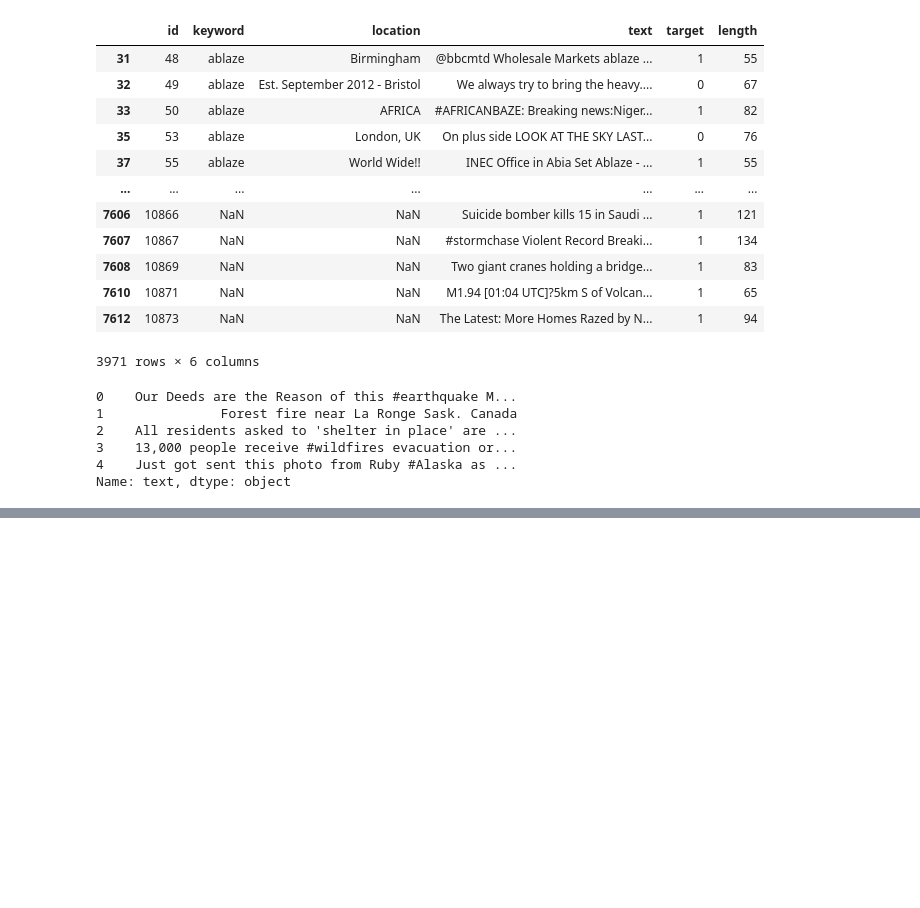
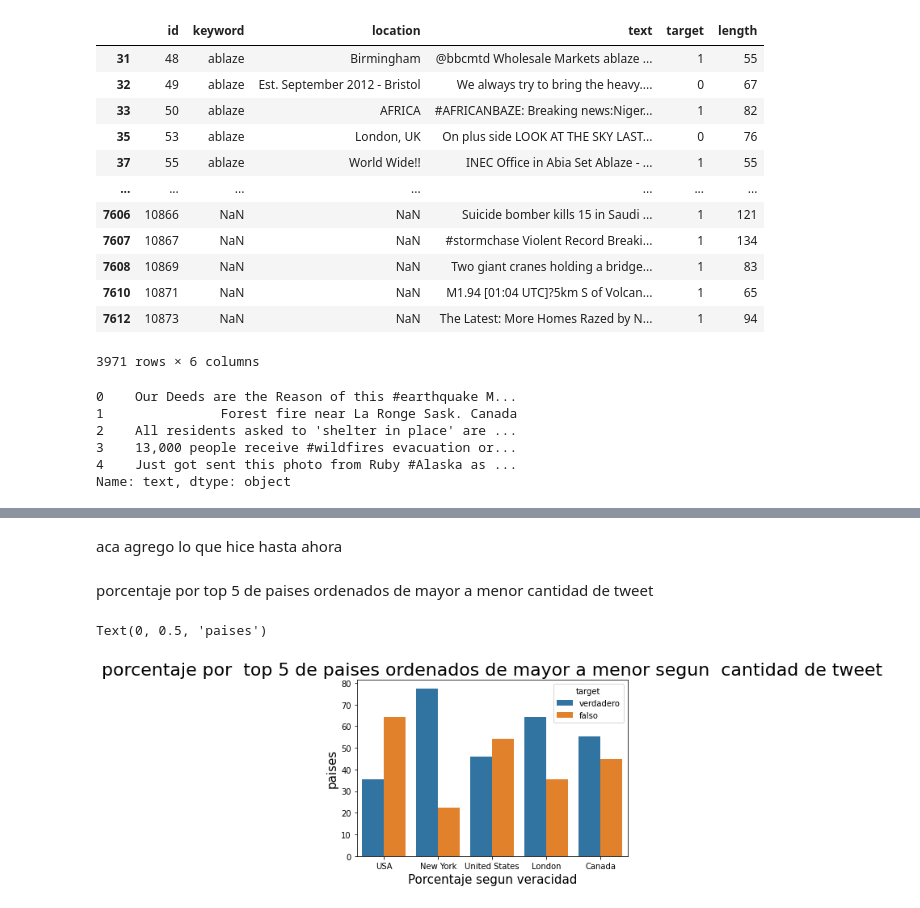
Before and after one commit to tomifarall/Orga-Datos-Tp1, a Jupyter notebook: analisis.ipynb, the cells around one changed output, grey strips where cells are left out. Cells and saved outputs as stored; diff of their text form; code cells hidden in the pictures; blank space fills up the shorter version.

Commit message:
agregue tres graficos,uno porcentaje  por pais segun veracidad,y otro por # y http

```diff
--- a/analisis.ipynb
+++ b/analisis.ipynb
@@ -216,3 +238,26 @@ data[data['text'].str.contains('Û')]['text'].to_list()
  'SEVERE WEATHER BULLETIN No. 5 FOR: TYPHOON \x89ÛÏ#HannaPH\x89Û\x9d (SOUDELOR) TROPICAL CYCLONE: WARNING ISSUED AT 5:00 PM 06... http://t.co/tHhjJw51PE \x89Û_']
 # %%
 #Limpiar texto. Eliminar \x89Û
+# %% [markdown]
+aca agrego lo que hice hasta ahora
+# %% [markdown]
+porcentaje por  top 5 de paises ordenados de mayor a menor  cantidad de tweet
+# %%
+cant_tweet_by_location_by_target=data.loc[ : ].fillna({'location':'nada'}).groupby(['location','target']).agg({'target':'count'})
+cant_tweet_by_location_by_target.columns=['cantidad']
+cant_total_tweet_by_location=cant_tweet_by_location_by_target.groupby('location').transform("sum")
+porcentaje=(cant_tweet_by_location_by_target/ cant_total_tweet_by_location)*100
+porcentaje=porcentaje.unstack()
+porcentaje.columns=['verdadero','falso']
+porcentaje=porcentaje.reset_index()
+total_por_location=data.loc[:,:].groupby('location')['target'].count().nlargest(5).reset_index()
+porcentaje_por_location=pd.merge(total_por_location,porcentaje,how='left',on='location')
+porcentaje_por_location=porcentaje_por_location.loc[:,['location','verdadero','falso']]
+plot_porcentaje=pd.melt(porcentaje_por_location, id_vars="location",var_name="target" ,value_name="survival rate")
+g=sns.barplot(x='location', y='survival rate', hue='target',data=plot_porcentaje)
+g.set_title("porcentaje por  top 5 de paises ordenados de mayor a menor segun  cantidad de tweet", fontsize=22)
+g.set_xlabel("Porcentaje segun veracidad",fontsize=15)
+g.set_ylabel("paises", fontsize=15)
+# %% [output]
+Text(0, 0.5, 'paises')
+[figure, added]
```
Also changed, not shown: parts of 8 cells of this notebook.
